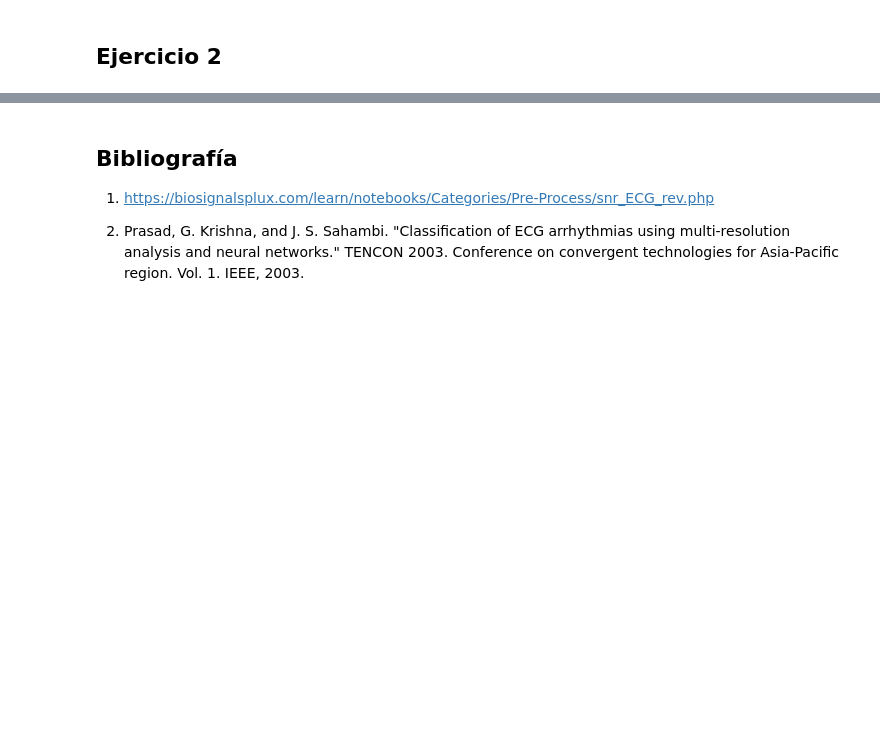
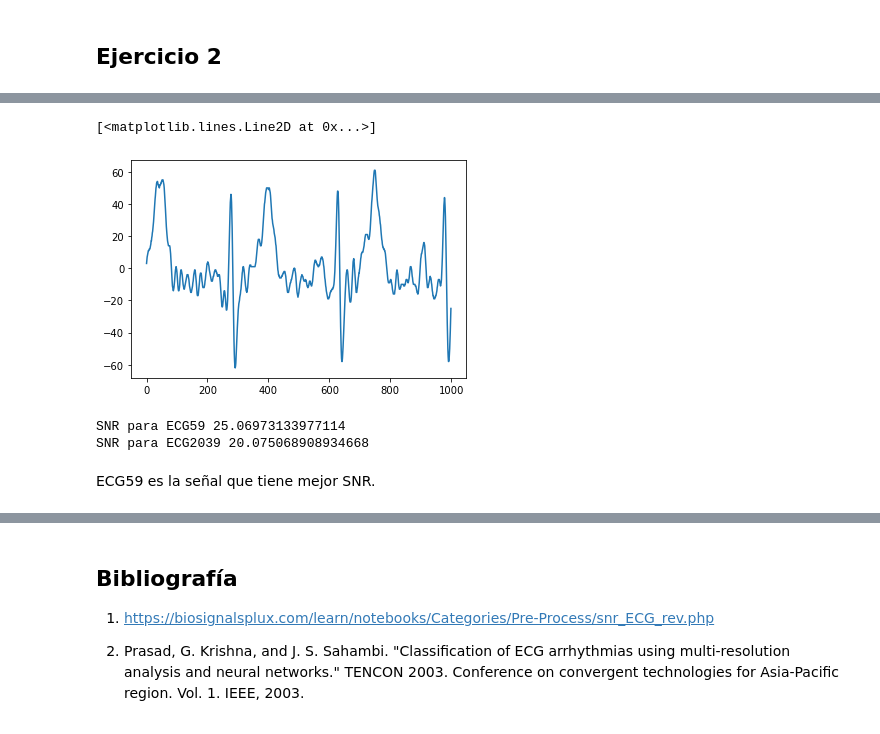
Before and after one commit to ragnell93/EC6671, a Jupyter notebook: tarea2.ipynb, the cells around one changed output, grey strips where cells are left out. Saved outputs shown, nothing was run; the diff lists cells and outputs as text; code cells hidden in the pictures; blank space fills up the shorter version.

```diff
--- a/tarea2.ipynb
+++ b/tarea2.ipynb
@@ -293,0 +296,5 @@ Error al intentar abrir los binarios de los datos.
+# %%
+plt.plot(ECG2039[0][0:1000])
+# %% [output]
+[<matplotlib.lines.Line2D at 0x...>]
+[figure, added]
@@ -293,0 +333,8 @@ Error al intentar abrir los binarios de los datos.
+# %%
+print('SNR para ECG59', snr_ecg_db_ECG59)
+print('SNR para ECG2039', snr_ecg_db_ECG2039)
+# %% [output]
+SNR para ECG59 25.06973133977114
+SNR para ECG2039 20.075068908934668
+# %% [markdown]
+ECG59 es la señal que tiene mejor SNR.
```
Also changed, not shown: parts of 21 cells of this notebook.
